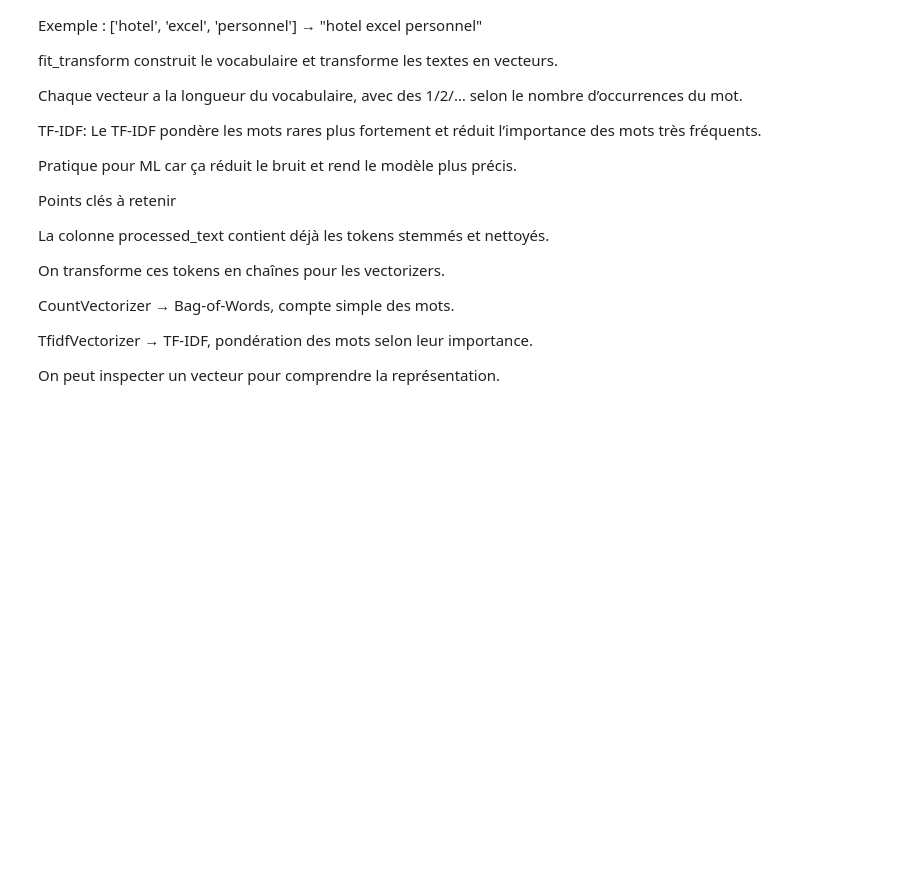
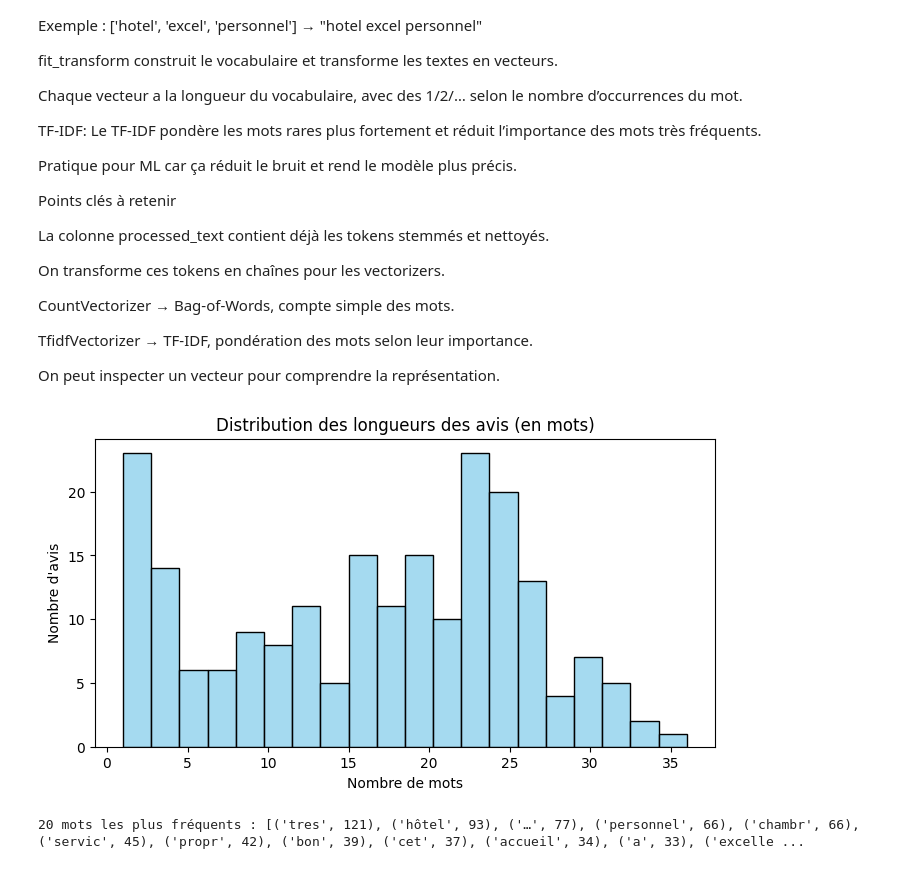
Before and after one commit to BenAmorHanine/ML--Customers_Review_Analysis, a Jupyter notebook: 03_Prime_Feature_Extraction.ipynb, the cells around one changed output. Cells and saved outputs as stored; diff of their text form; code cells hidden in the pictures; blank space fills up the shorter version.

```diff
--- a/03_Prime_Feature_Extraction.ipynb
+++ b/03_Prime_Feature_Extraction.ipynb
@@ -99,3 +129,24 @@ CountVectorizer → Bag-of-Words, compte simple des mots.
 TfidfVectorizer → TF-IDF, pondération des mots selon leur importance.
 
 On peut inspecter un vecteur pour comprendre la représentation.
+# %%
+#Visualisation :
+# Longueur des avis
+df['review_length'] = df['processed_text'].apply(lambda x: len(eval(x)))
+plt.figure(figsize=(8,4))
+sns.histplot(df['review_length'], bins=20, color='skyblue')
+plt.title("Distribution des longueurs des avis (en mots)")
+plt.xlabel("Nombre de mots")
+plt.ylabel("Nombre d'avis")
+plt.show()
+# %% [output]
+[figure, added]
+# %%
+
+#  Visualisation : mots les plus fréquents
+from collections import Counter
+all_words = [word for tokens in df['processed_text'] for word in eval(tokens)]
+most_common = Counter(all_words).most_common(20)
+print("20 mots les plus fréquents :", most_common)
+# %% [output]
+20 mots les plus fréquents : [('tres', 121), ('hôtel', 93), ('…', 77), ('personnel', 66), ('chambr', 66), ('servic', 45), ('propr', 42), ('bon', 39), ('cet', 37), ('accueil', 34), ('a', 33), ('excelle ...
```
Also changed, not shown: parts of 7 cells of this notebook, 3 other files.
